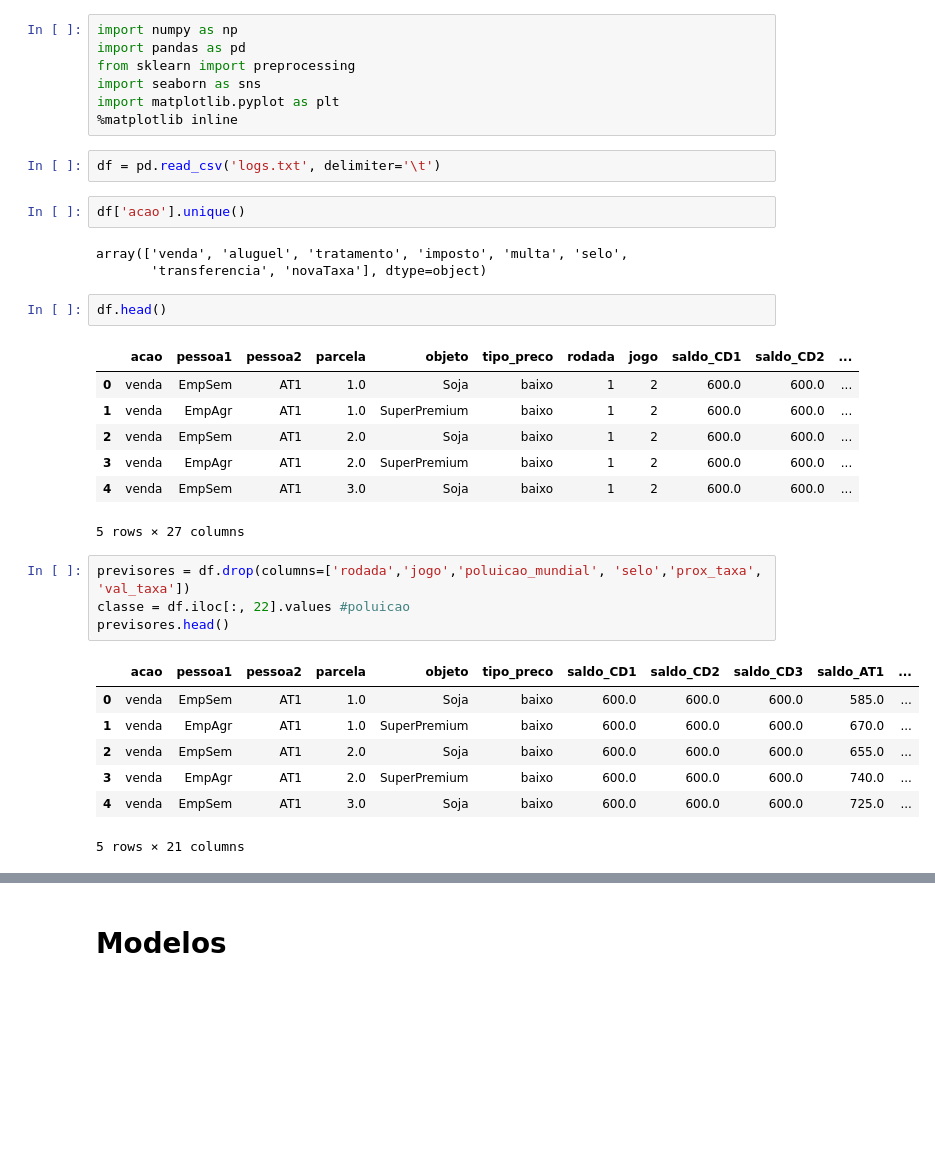
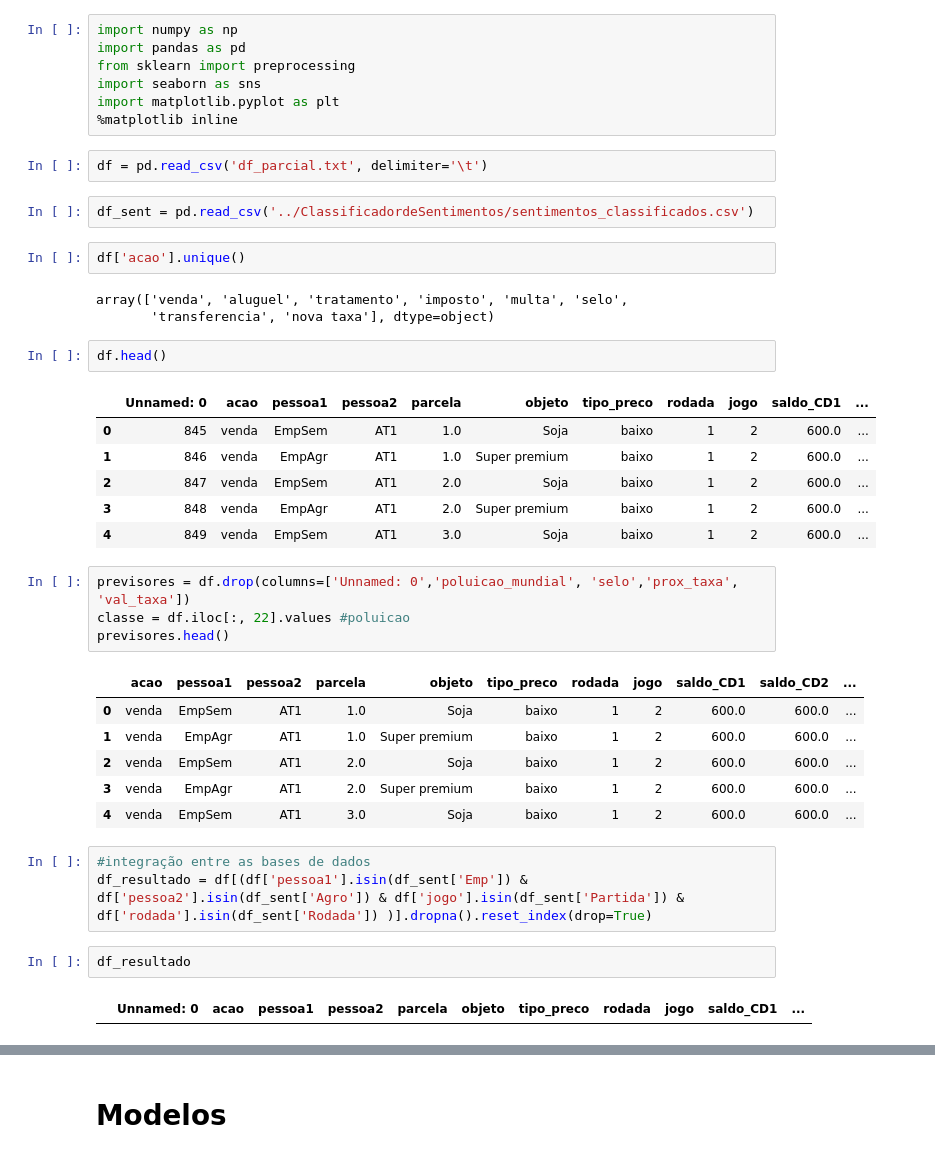
Before and after one commit to karinepestana/rpg-datasets-dissertacao, a Jupyter notebook: regressao.ipynb, the cells around one changed output, grey strips where cells are left out. Cells and saved outputs as stored; diff of their text form; blank space fills up the shorter version.

Commit message:
dados reorganizados e devidamente renomeados de P5 e P7

```diff
--- a/regressao.ipynb
+++ b/regressao.ipynb
@@ -8,34 +8,41 @@ import seaborn as sns
 import matplotlib.pyplot as plt
 %matplotlib inline
 # %%
-df = pd.read_csv('logs.txt', delimiter='\t')
+df = pd.read_csv('df_parcial.txt', delimiter='\t')
+# %%
+df_sent = pd.read_csv('../ClassificadordeSentimentos/sentimentos_classificados.csv')
 # %%
 df['acao'].unique()
 # %% [output]
 array(['venda', 'aluguel', 'tratamento', 'imposto', 'multa', 'selo',
-       'transferencia', 'novaTaxa'], dtype=object)
+       'transferencia', 'nova taxa'], dtype=object)
 # %%
 df.head()
 # %% [output]
-|  | acao | pessoa1 | pessoa2 | parcela | objeto | tipo_preco | rodada | jogo | saldo_CD1 | saldo_CD2 | ... |
-| 0 | venda | EmpSem | AT1 | 1.0 | Soja | baixo | 1 | 2 | 600.0 | 600.0 | ... |
-| 1 | venda | EmpAgr | AT1 | 1.0 | SuperPremium | baixo | 1 | 2 | 600.0 | 600.0 | ... |
-| 2 | venda | EmpSem | AT1 | 2.0 | Soja | baixo | 1 | 2 | 600.0 | 600.0 | ... |
-| 3 | venda | EmpAgr | AT1 | 2.0 | SuperPremium | baixo | 1 | 2 | 600.0 | 600.0 | ... |
-| 4 | venda | EmpSem | AT1 | 3.0 | Soja | baixo | 1 | 2 | 600.0 | 600.0 | ... |
+|  | Unnamed: 0 | acao | pessoa1 | pessoa2 | parcela | objeto | tipo_preco | rodada | jogo | saldo_CD1 | ... |
+| 0 | 845 | venda | EmpSem | AT1 | 1.0 | Soja | baixo | 1 | 2 | 600.0 | ... |
+| 1 | 846 | venda | EmpAgr | AT1 | 1.0 | Super premium | baixo | 1 | 2 | 600.0 | ... |
+| 2 | 847 | venda | EmpSem | AT1 | 2.0 | Soja | baixo | 1 | 2 | 600.0 | ... |
+| 3 | 848 | venda | EmpAgr | AT1 | 2.0 | Super premium | baixo | 1 | 2 | 600.0 | ... |
+| 4 | 849 | venda | EmpSem | AT1 | 3.0 | Soja | baixo | 1 | 2 | 600.0 | ... |
-5 rows × 27 columns
 # %%
-previsores = df.drop(columns=['rodada','jogo','poluicao_mundial', 'selo','prox_taxa', 'val_taxa'])
+previsores = df.drop(columns=['Unnamed: 0','poluicao_mundial', 'selo','prox_taxa', 'val_taxa'])
 classe = df.iloc[:, 22].values #poluicao
 previsores.head()
 # %% [output]
-|  | acao | pessoa1 | pessoa2 | parcela | objeto | tipo_preco | saldo_CD1 | saldo_CD2 | saldo_CD3 | saldo_AT1 | ... |
-| 0 | venda | EmpSem | AT1 | 1.0 | Soja | baixo | 600.0 | 600.0 | 600.0 | 585.0 | ... |
-| 1 | venda | EmpAgr | AT1 | 1.0 | SuperPremium | baixo | 600.0 | 600.0 | 600.0 | 670.0 | ... |
-| 2 | venda | EmpSem | AT1 | 2.0 | Soja | baixo | 600.0 | 600.0 | 600.0 | 655.0 | ... |
-| 3 | venda | EmpAgr | AT1 | 2.0 | SuperPremium | baixo | 600.0 | 600.0 | 600.0 | 740.0 | ... |
-| 4 | venda | EmpSem | AT1 | 3.0 | Soja | baixo | 600.0 | 600.0 | 600.0 | 725.0 | ... |
+|  | acao | pessoa1 | pessoa2 | parcela | objeto | tipo_preco | rodada | jogo | saldo_CD1 | saldo_CD2 | ... |
+| 0 | venda | EmpSem | AT1 | 1.0 | Soja | baixo | 1 | 2 | 600.0 | 600.0 | ... |
+| 1 | venda | EmpAgr | AT1 | 1.0 | Super premium | baixo | 1 | 2 | 600.0 | 600.0 | ... |
+| 2 | venda | EmpSem | AT1 | 2.0 | Soja | baixo | 1 | 2 | 600.0 | 600.0 | ... |
+| 3 | venda | EmpAgr | AT1 | 2.0 | Super premium | baixo | 1 | 2 | 600.0 | 600.0 | ... |
+| 4 | venda | EmpSem | AT1 | 3.0 | Soja | baixo | 1 | 2 | 600.0 | 600.0 | ... |
-5 rows × 21 columns
+# %%
+#integração entre as bases de dados
+df_resultado = df[(df['pessoa1'].isin(df_sent['Emp']) & df['pessoa2'].isin(df_sent['Agro']) & df['jogo'].isin(df_sent['Partida']) & df['rodada'].isin(df_sent['Rodada']) )].dropna().reset_index(drop=True)
+# %%
+df_resultado
+# %% [output]
+|  | Unnamed: 0 | acao | pessoa1 | pessoa2 | parcela | objeto | tipo_preco | rodada | jogo | saldo_CD1 | ... |
 # %%
 #transformacao dos dados categoricos em numericos
 previsores = previsores.drop(
```
Also changed, not shown: parts of 11 cells of this notebook, 19 other files.
